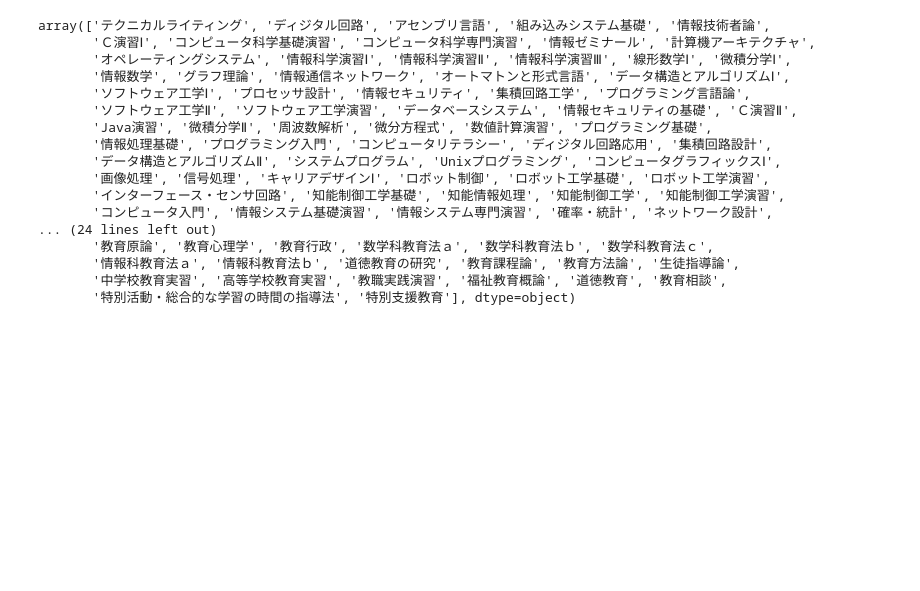
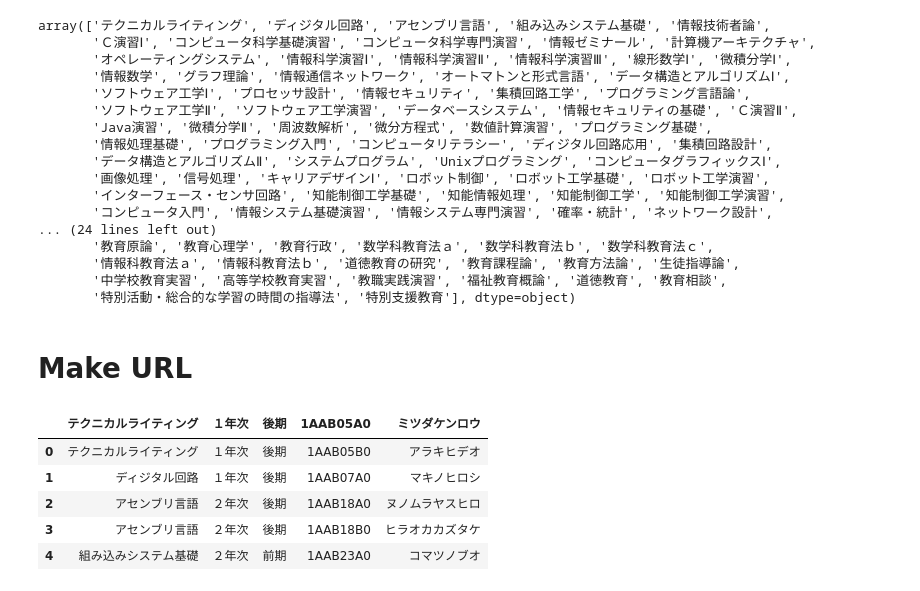
Before and after one commit to aoken7/oit_syllabus_tool, a Jupyter notebook: sylabus/confirm_sylabus_2.ipynb, the cells around one changed output. Cells and saved outputs as stored; diff of their text form; code cells hidden in the pictures; blank space fills up the shorter version.

```diff
--- a/sylabus/confirm_sylabus_2.ipynb
+++ b/sylabus/confirm_sylabus_2.ipynb
@@ -183,3 +183,5 @@ array(['テクニカルライティング', 'ディジタル回路', 'アセン
        '情報科教育法ａ', '情報科教育法ｂ', '道徳教育の研究', '教育課程論', '教育方法論', '生徒指導論',
        '中学校教育実習', '高等学校教育実習', '教職実践演習', '福祉教育概論', '道徳教育', '教育相談',
        '特別活動・総合的な学習の時間の指導法', '特別支援教育'], dtype=object)
+# %% [markdown]
+# Make URL
@@ -185,0 +190,9 @@ array(['テクニカルライティング', 'ディジタル回路', 'アセン
+# %%
+syla_2.head()
+# %% [output]
+|  | テクニカルライティング | １年次 | 後期 | 1AAB05A0 | ミツダケンロウ |
+| 0 | テクニカルライティング | １年次 | 後期 | 1AAB05B0 | アラキヒデオ |
+| 1 | ディジタル回路 | １年次 | 後期 | 1AAB07A0 | マキノヒロシ |
+| 2 | アセンブリ言語 | ２年次 | 後期 | 1AAB18A0 | ヌノムラヤスヒロ |
+| 3 | アセンブリ言語 | ２年次 | 後期 | 1AAB18B0 | ヒラオカカズタケ |
+| 4 | 組み込みシステム基礎 | ２年次 | 前期 | 1AAB23A0 | コマツノブオ |
```
Also changed, not shown: parts of 8 cells of this notebook, 1 other file.
